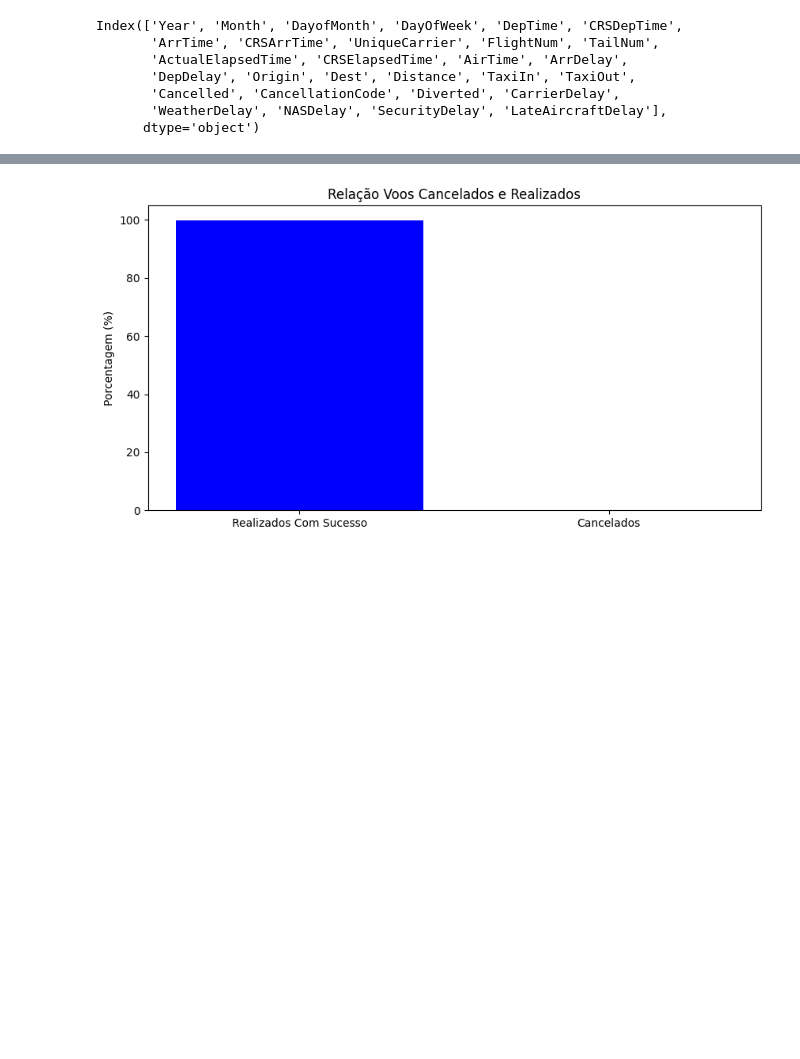
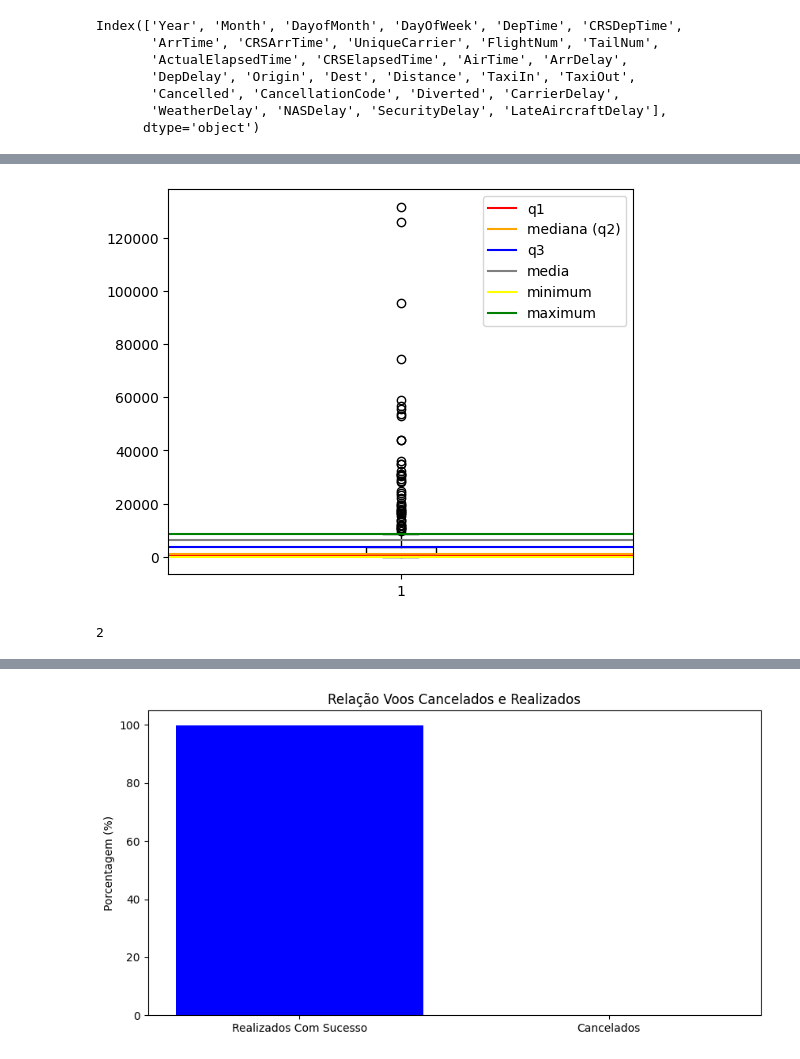
Before and after one commit to mauriciobenjamin700/Projeto_05_ADA, a Jupyter notebook: main.ipynb, the cells around one changed output, grey strips where cells are left out. Saved outputs shown, nothing was run; the diff lists cells and outputs as text; code cells hidden in the pictures; blank space fills up the shorter version.

```diff
--- a/main.ipynb
+++ b/main.ipynb
@@ -193,0 +300,30 @@ porcentagens
+# %%
+# resolvido (salve pro Alan)
+
+fig, ax = plt.subplots(figsize = (6,5))
+
+q1 = np.quantile(valores, 0.25)
+q3 = np.quantile(valores, 0.75)
+iqr = q3 - q1
+
+minimum = q1 - (1.5 * iqr)
+minimum_2 = np.max([np.min(valores), minimum])
+
+maximum = q3 + (1.5 * iqr)
+maximum_2 = np.min([np.max(valores), maximum])
+
+ax.boxplot(valores)
+ax.axhline(y = q1, label ="q1", color ="red" )
+ax.axhline(y = np.median(valores), label = "mediana (q2)", color= "orange")
+ax.axhline(y = q3, label ="q3", color ="blue" )
+ax.axhline(y = teste.mean(), label ="media", color ="gray")
+ax.axhline(y = minimum_2, label ="minimum", color = "yellow" )
+ax.axhline(y = maximum_2, label ="maximum", color = "green" )
+ax.legend()
+ax = ax
+# %% [output]
+[figure, added]
+# %%
+valores.count(1)
+# %% [output]
+2
```
Also changed, not shown: parts of 87 cells of this notebook, 2 other files.
